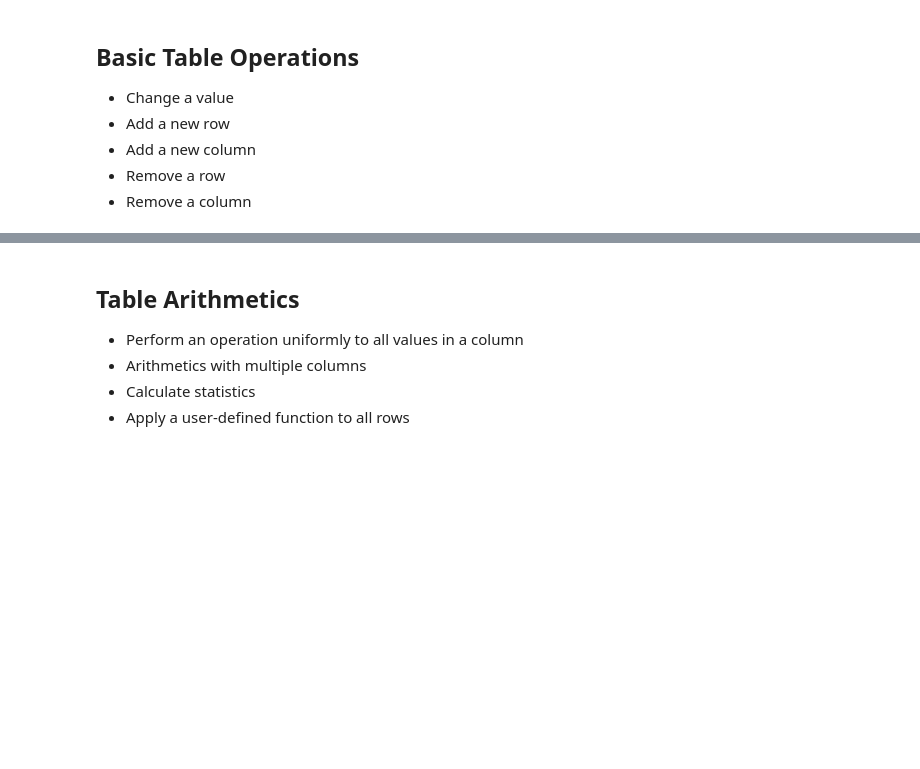
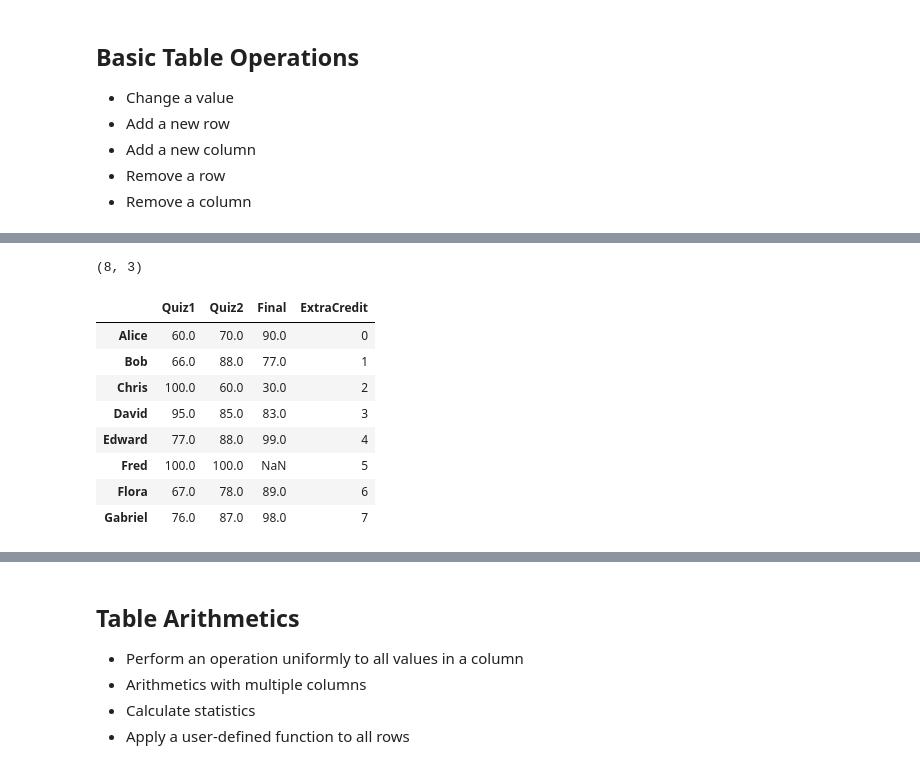
Before and after one commit to ch00226855/DataAnalysisFall2023, a Jupyter notebook: Week04_Pandas.ipynb, the cells around one changed output, grey strips where cells are left out. Cells and saved outputs as stored; diff of their text form; code cells hidden in the pictures; blank space fills up the shorter version.

```diff
--- a/Week04_Pandas.ipynb
+++ b/Week04_Pandas.ipynb
@@ -91,0 +178,8 @@ scores
+# %%
+# If I want to make sure that I am modifying an existing row, do this:
+name = 'David'
+if name in scores.index:
+    scores.loc[name, ['Quiz1', 'Quiz2']] = [95, 85]
+    print(scores)
+else:
+    print("Error:", name, "does not exist.")
@@ -113,9 +258,21 @@ total_scores
 # %%
 total_scores.shape
+# %% [output]
+(8, 3)
 # %%
 # Add a column "ExtraCredit"
-total_scores['ExtraCredit'] = [0, 1, 2, 3, 4, 5, 6, 4.5]
+total_scores['ExtraCredit'] = [0, 1, 2, 3, 4, 5, 6, 7]
 total_scores
+# %% [output]
+|  | Quiz1 | Quiz2 | Final | ExtraCredit |
+| Alice | 60.0 | 70.0 | 90.0 | 0 |
+| Bob | 66.0 | 88.0 | 77.0 | 1 |
+| Chris | 100.0 | 60.0 | 30.0 | 2 |
+| David | 95.0 | 85.0 | 83.0 | 3 |
+| Edward | 77.0 | 88.0 | 99.0 | 4 |
+| Fred | 100.0 | 100.0 | NaN | 5 |
+| Flora | 67.0 | 78.0 | 89.0 | 6 |
+| Gabriel | 76.0 | 87.0 | 98.0 | 7 |
 # %%
 total_scores['ExtraCredit'] = [0, 0, 0, 0, 0, 0, 0, 0]
 total_scores
```
Also changed, not shown: parts of 47 cells of this notebook.
